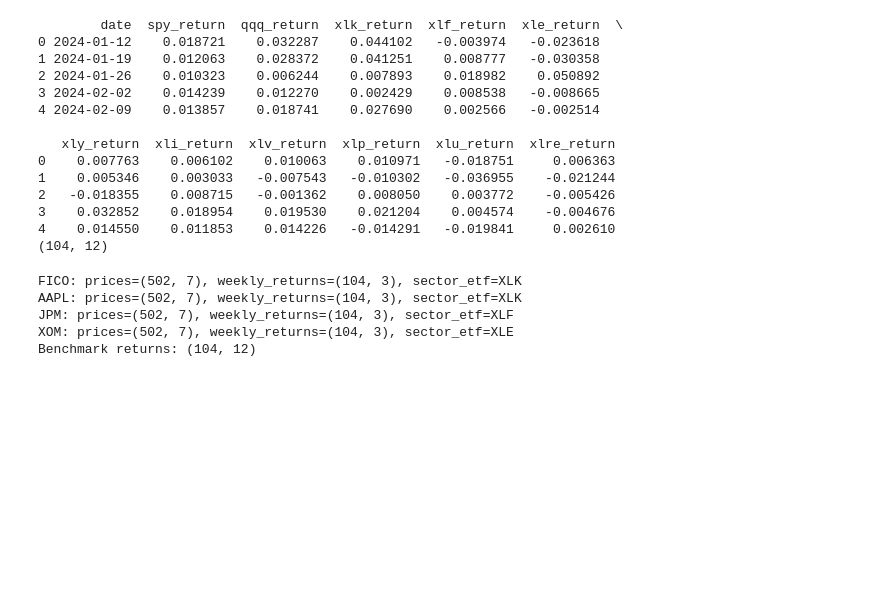
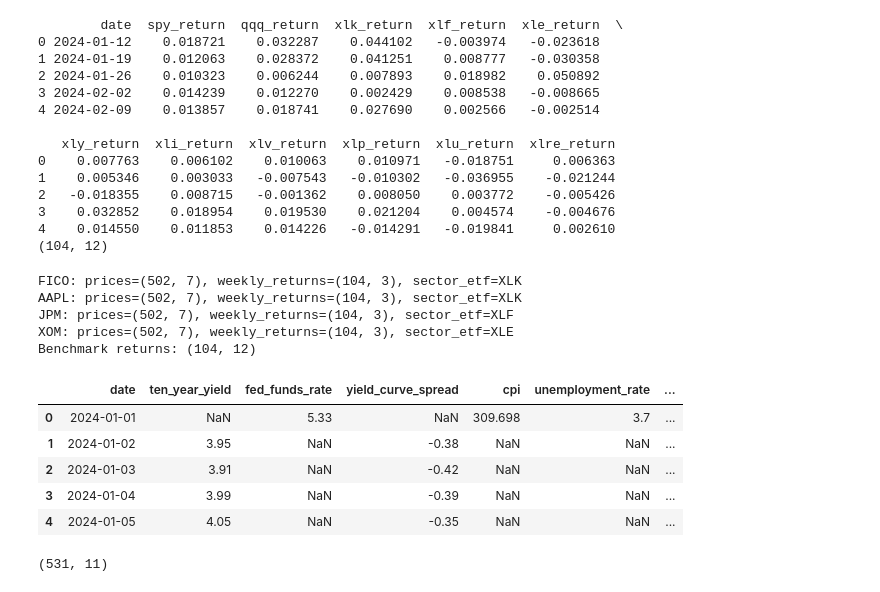
Before and after one commit to Jacob-Habte/macrosense-equity-attribution, a Jupyter notebook: notebooks/01_data_test.ipynb, the cells around one changed output. Saved outputs shown, nothing was run; the diff lists cells and outputs as text; code cells hidden in the pictures; blank space fills up the shorter version.

Commit message:
Add full macro indicator basket

```diff
--- a/notebooks/01_data_test.ipynb
+++ b/notebooks/01_data_test.ipynb
@@ -292,3 +292,38 @@ AAPL: prices=(502, 7), weekly_returns=(104, 3), sector_etf=XLK
 JPM: prices=(502, 7), weekly_returns=(104, 3), sector_etf=XLF
 XOM: prices=(502, 7), weekly_returns=(104, 3), sector_etf=XLE
 Benchmark returns: (104, 12)
+# %%
+import sys
+
+sys.path.append("../src")
+
+from macro_data import get_macro_data
+
+macro_data = get_macro_data("2024-01-01", "2026-01-01")
+
+macro_data.head()
+
+macro_data.tail()
+
+macro_data.to_csv("../data/raw_macro.csv", index=False)
+# %%
+import sys
+
+sys.path.append("../src")
+
+from macro_data import get_macro_series
+
+macro_data = get_macro_series("2024-01-01", "2026-01-01")
+
+macro_data.head()
+# %% [output]
+|  | date | ten_year_yield | fed_funds_rate | yield_curve_spread | cpi | unemployment_rate | ... |
+| 0 | 2024-01-01 | NaN | 5.33 | NaN | 309.698 | 3.7 | ... |
+| 1 | 2024-01-02 | 3.95 | NaN | -0.38 | NaN | NaN | ... |
+| 2 | 2024-01-03 | 3.91 | NaN | -0.42 | NaN | NaN | ... |
+| 3 | 2024-01-04 | 3.99 | NaN | -0.39 | NaN | NaN | ... |
+| 4 | 2024-01-05 | 4.05 | NaN | -0.35 | NaN | NaN | ... |
+# %%
+macro_data.shape
+# %% [output]
+(531, 11)
```
Also changed, not shown: parts of 1 cell of this notebook, 2 other files.
